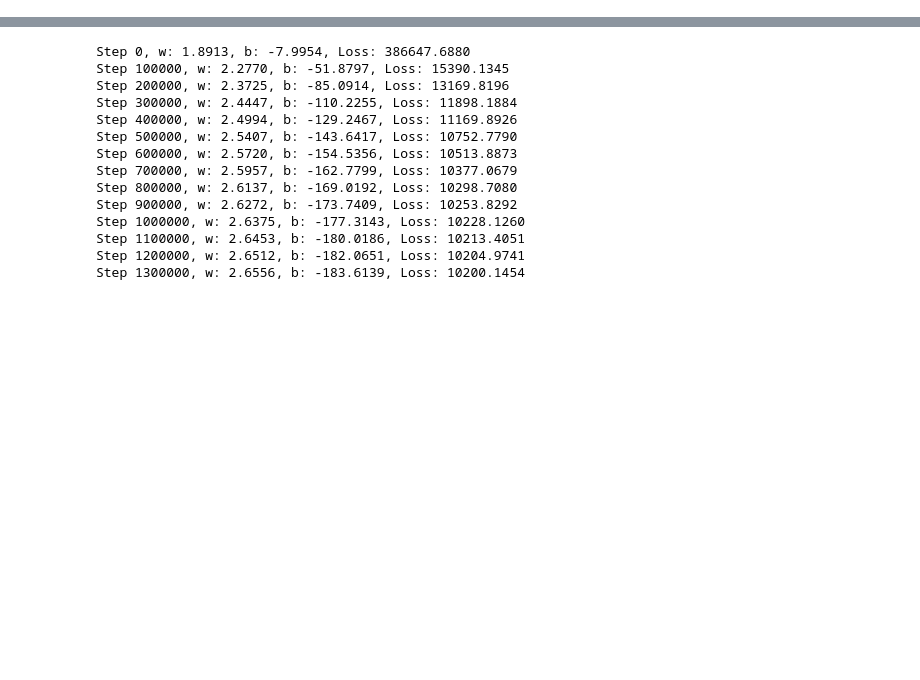
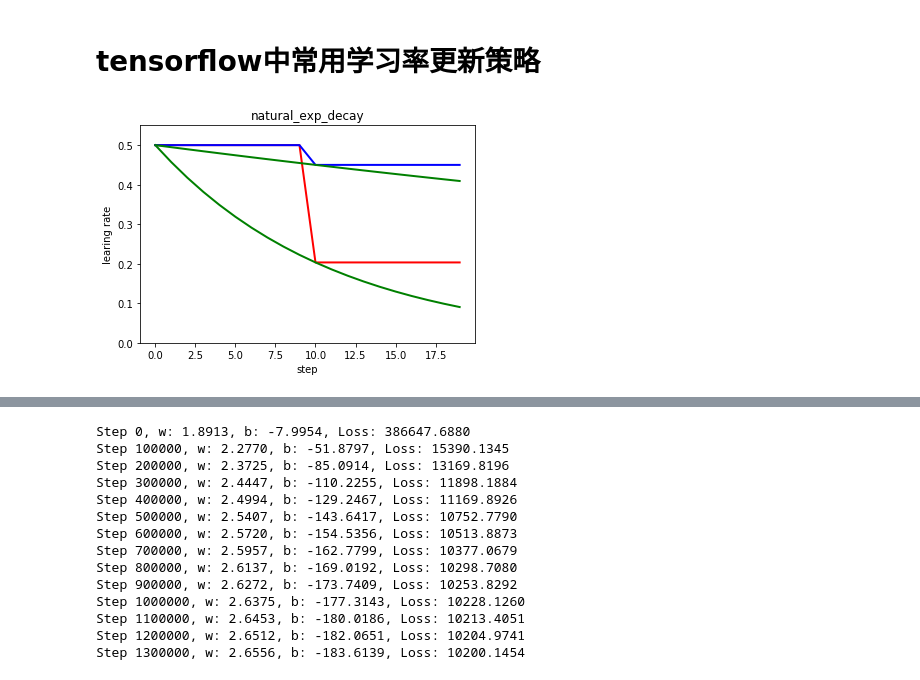
Before and after one commit to liucw2012/leostudy, a Jupyter notebook: Leotensorflow.ipynb, the cells around one changed output, grey strips where cells are left out. Drawn from its saved outputs; the diff is of its cells as text; code cells hidden in the pictures; blank space fills up the shorter version.

```diff
--- a/Leotensorflow.ipynb
+++ b/Leotensorflow.ipynb
@@ -0,0 +187,59 @@
+# %% [markdown]
+# tensorflow中常用学习率更新策略
+# %%
+import matplotlib.pyplot as plt
+import tensorflow as tf
+
+num_epoch = tf.Variable(0, name='global_step', trainable=False)
+
+y = []
+z = []
+w = []
+m = []
+N = 20
+
+with tf.Session() as sess:
+    sess.run(tf.global_variables_initializer())
+    for num_epoch in range(N):
+        # 阶梯型衰减
+        learing_rate1 = tf.train.natural_exp_decay(
+            learning_rate=0.5, global_step=num_epoch, decay_steps=10, decay_rate=0.9, staircase=True)
+
+        # 标准指数型衰减
+        learing_rate2 = tf.train.natural_exp_decay(
+            learning_rate=0.5, global_step=num_epoch, decay_steps=10, decay_rate=0.9, staircase=False)
+
+        # 阶梯型指数衰减
+        learing_rate3 = tf.train.exponential_decay(
+            learning_rate=0.5, global_step=num_epoch, decay_steps=10, decay_rate=0.9, staircase=True)
+
+        # 标准指数衰减
+        learing_rate4 = tf.train.exponential_decay(
+            learning_rate=0.5, global_step=num_epoch, decay_steps=10, decay_rate=0.9, staircase=False)
+
+        lr1 = sess.run([learing_rate1])
+        lr2 = sess.run([learing_rate2])
+        lr3 = sess.run([learing_rate3])
+        lr4 = sess.run([learing_rate4])
+
+        y.append(lr1)
+        z.append(lr2)
+        w.append(lr3)
+        m.append(lr4)
+
+x = range(N)
+fig = plt.figure()
+ax = fig.add_subplot(111)
+ax.set_ylim([0, 0.55])
+
+plt.plot(x, y, 'r-', linewidth=2)
+plt.plot(x, z, 'g-', linewidth=2)
+plt.plot(x, w, 'b-', linewidth=2)
+plt.plot(x, m, 'g-', linewidth=2)
+
+plt.title('natural_exp_decay')
+ax.set_xlabel('step')
+ax.set_ylabel('learing rate')
+plt.show()
+# %% [output]
+[figure, added]
```
Also changed, not shown: parts of 10 cells of this notebook.
